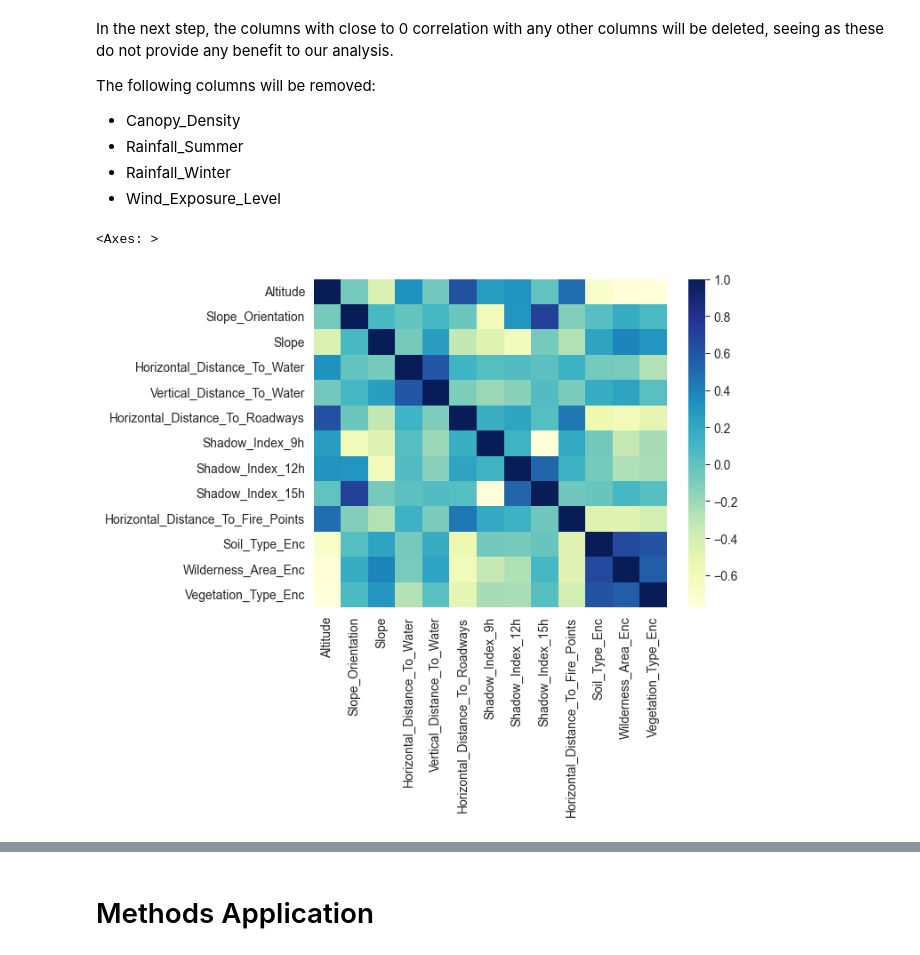
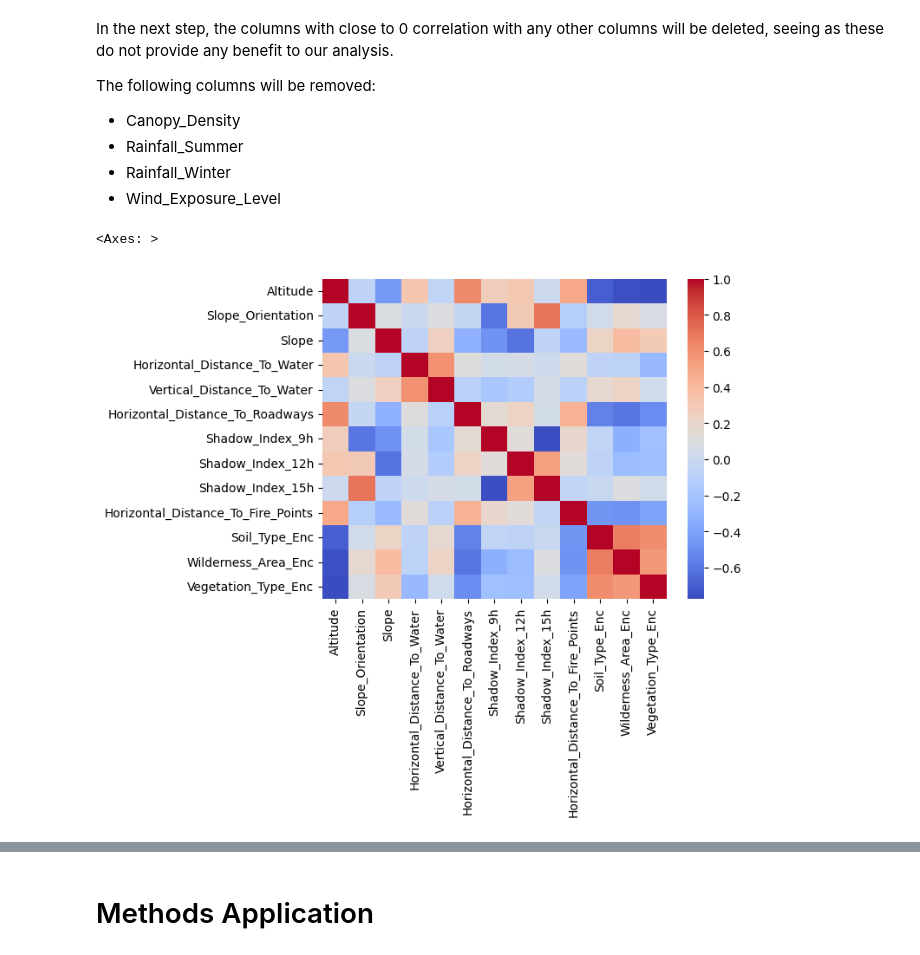
Before and after one commit to beatrizmsa/ml-vegetation-classifier, a Jupyter notebook: notebook.ipynb, the cells around one changed output, grey strips where cells are left out. Cells and saved outputs as stored; diff of their text form; code cells hidden in the pictures.

```diff
--- a/notebook.ipynb
+++ b/notebook.ipynb
@@ -146,10 +147,10 @@ encoded_data_without_id = encoded_data_without_id.drop(['Canopy_Density', 'Rainf
 # %%
 corr_matrix = encoded_data_without_id.corr(numeric_only=True)
 
-sns.heatmap(corr_matrix, cmap="YlGnBu")
+sns.heatmap(corr_matrix, cmap="coolwarm")
 # %% [output]
 <Axes: >
-[figure, old version]
+[figure, new version]
 # %%
 corr_matrix
 # %% [output]
```
Also changed, not shown: parts of 15 cells of this notebook, 1 other file.
